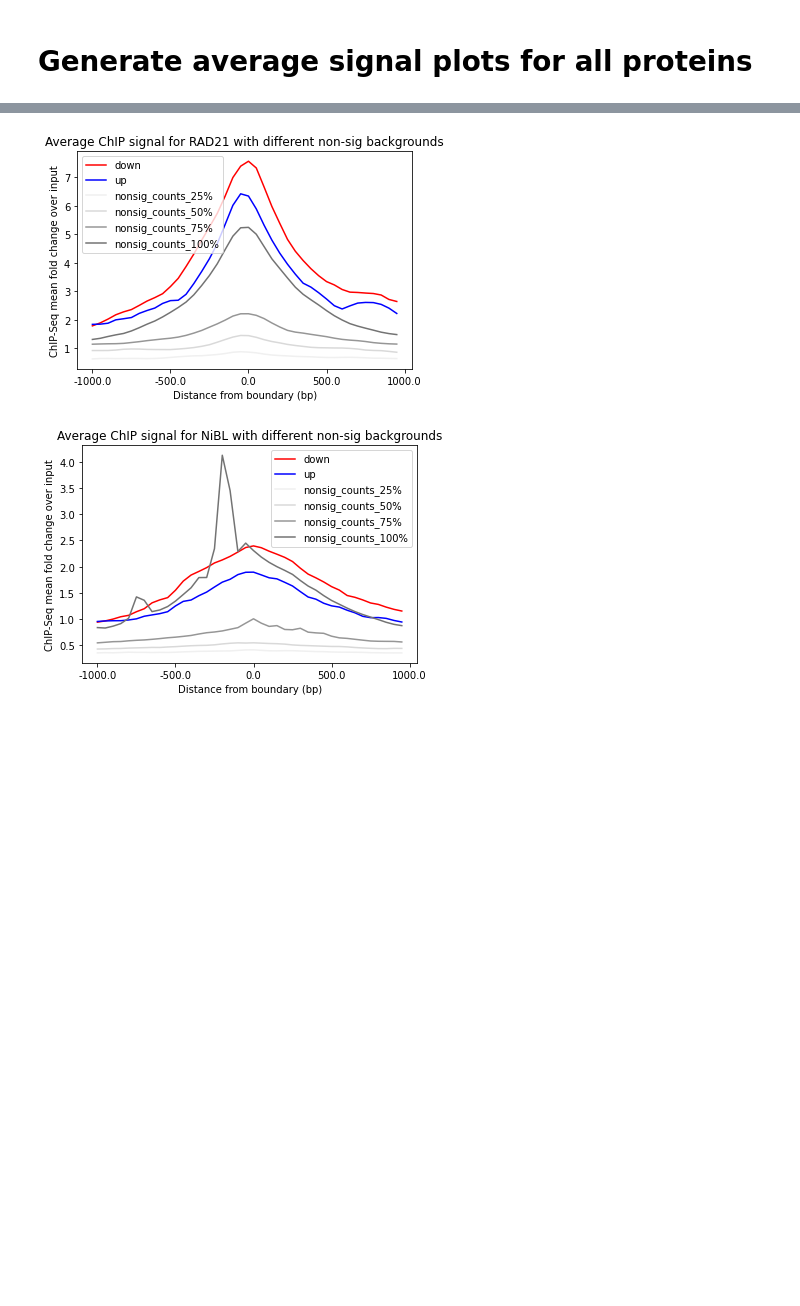
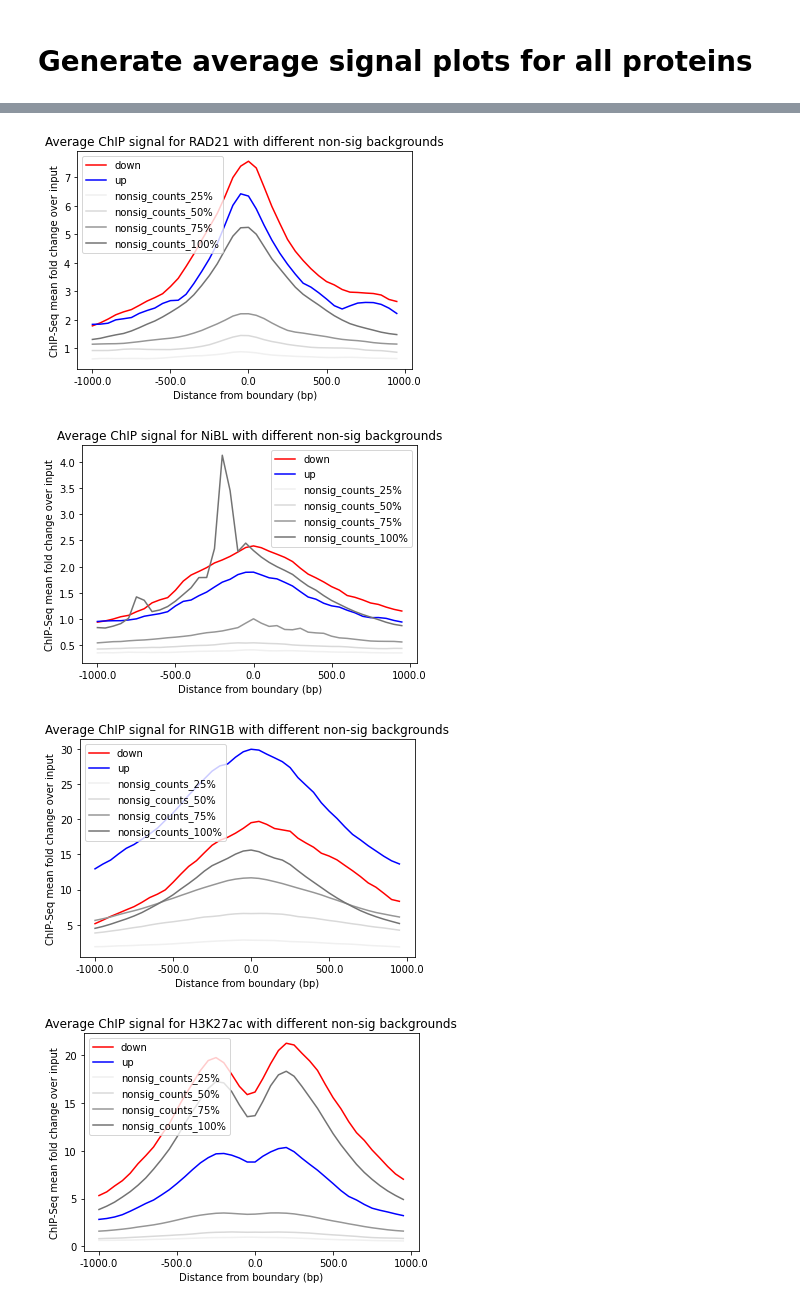
Before and after one commit to Bozhie/transcription_3Dfolding, a Jupyter notebook: transcription_3dfolding/transcription_data_analysis/20221005_dNipBL_WTexpression_background.ipynb, the cells around one changed output, grey strips where cells are left out. Drawn from its saved outputs; the diff is of its cells as text; code cells hidden in the pictures; blank space fills up the shorter version.

```diff
--- a/transcription_3dfolding/transcription_data_analysis/20221005_dNipBL_WTexpression_background.ipynb
+++ b/transcription_3dfolding/transcription_data_analysis/20221005_dNipBL_WTexpression_background.ipynb
@@ -219,24 +207,25 @@ pfn.plot_avg_signal(day1_res_df,
 # %%
 # Plot for all categories
 for cond, chip_file in chip_seq_condition_dict.items():
 
 
-    matrix = pfn.generate_signal_matrix(day1_res_df,
-                                chip_file)
+    matrix = chip_seq_condition_matrix_dict[cond]
 
     pfn.plot_avg_signal(day1_res_df,
                     matrix,
                     'Average ChIP signal for {} with different non-sig backgrounds'.format(cond),
                     ax=None,
                     DE_value_col='log2Fold_Change',
                     agg_key='DE_status',
                     agg_categories=categories,
                     color_categories=colors,
                     window_size=1000,
                     nbins=40)
 
     plt.show()
 # %% [output]
 [figure]
 [figure]
 [figure]
+[figure, added]
+[figure, added]
```
Also changed, not shown: parts of 57 cells of this notebook, 1 other file.
